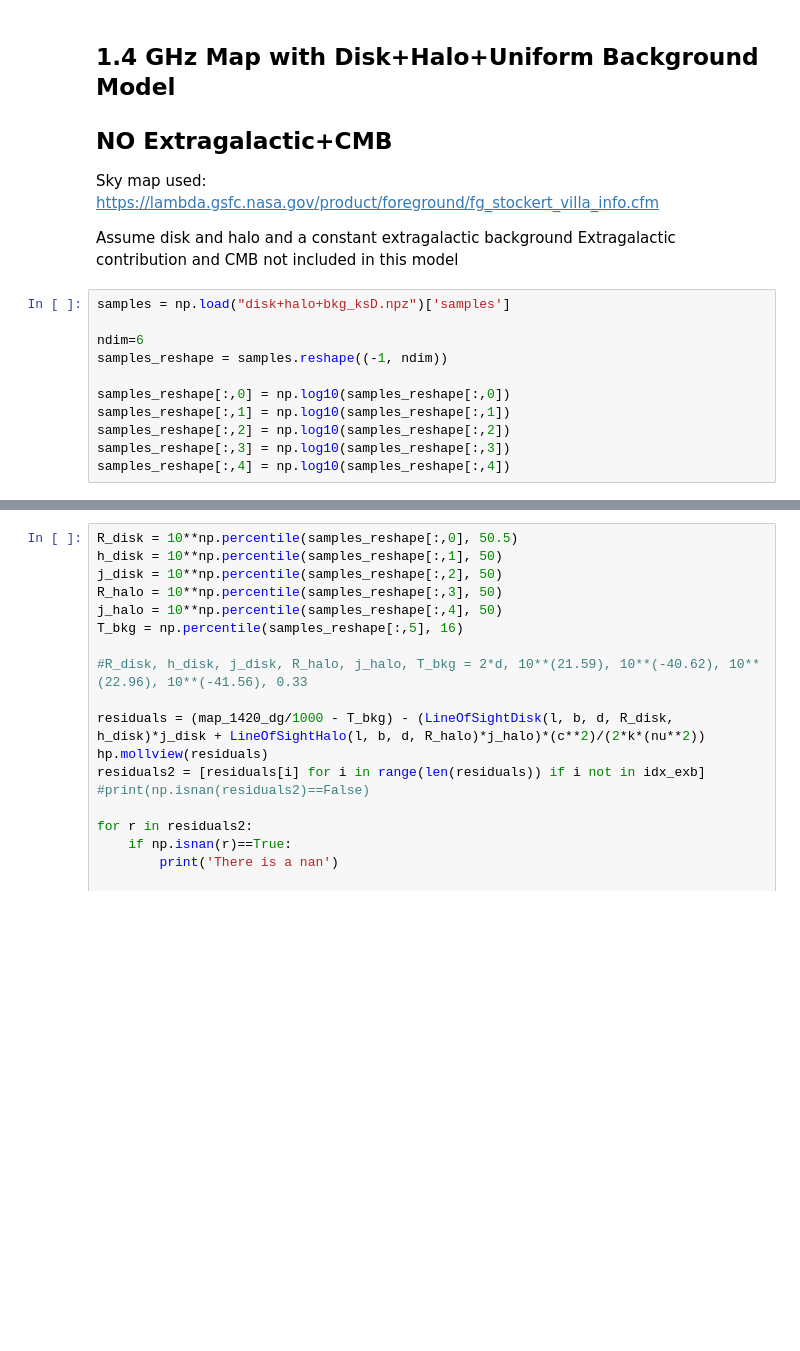
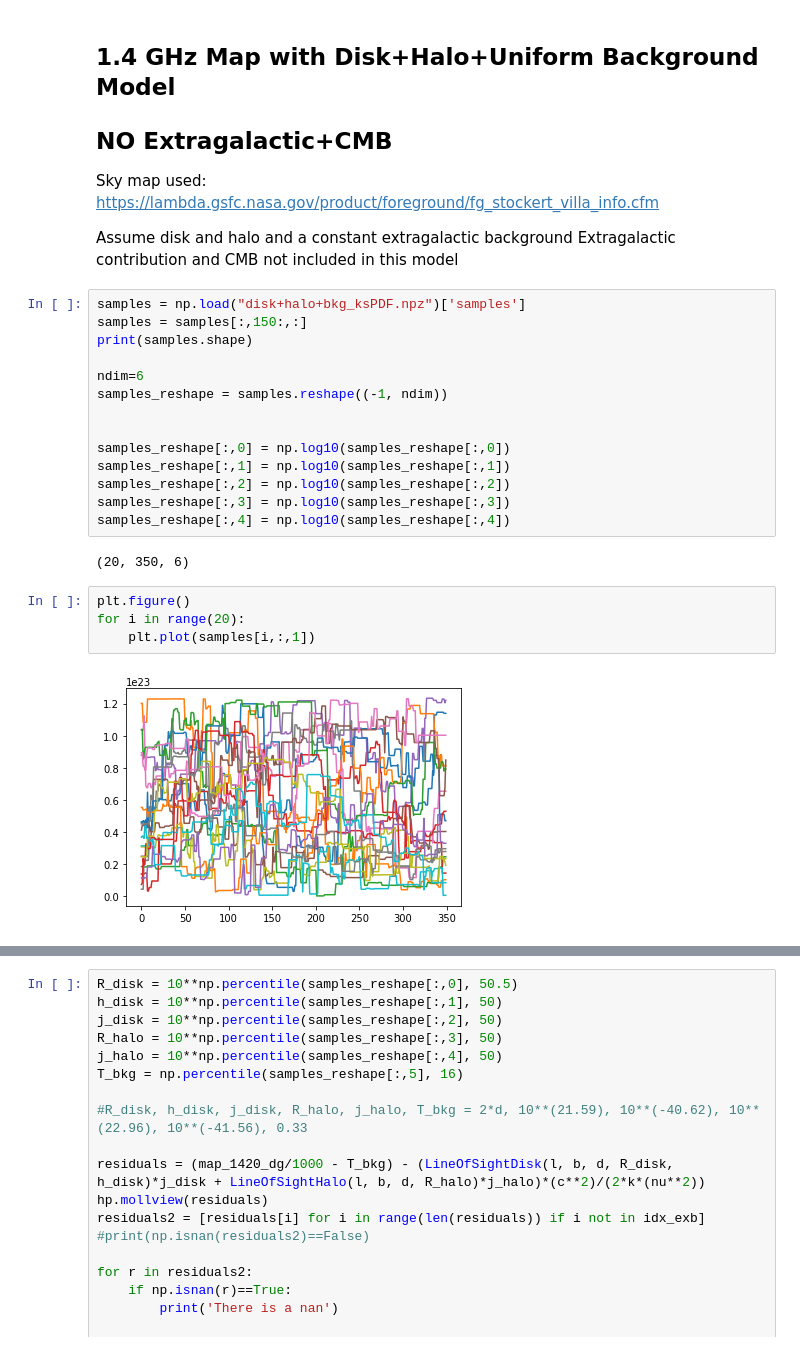
Before and after one commit to nitikayad96/radio-background, a Jupyter notebook: find-model-parameters.ipynb, the cells around one changed output, grey strips where cells are left out. Drawn from its saved outputs; the diff is of its cells as text; blank space fills up the shorter version.

```diff
--- a/find-model-parameters.ipynb
+++ b/find-model-parameters.ipynb
@@ -491,16 +492,27 @@ Sky map used: https://lambda.gsfc.nasa.gov/product/foreground/fg_stockert_villa_
 Assume disk and halo and a constant extragalactic background
 Extragalactic contribution and CMB not included in this model
 # %%
-samples = np.load("disk+halo+bkg_ksD.npz")['samples']
+samples = np.load("disk+halo+bkg_ksPDF.npz")['samples']
+samples = samples[:,150:,:]
+print(samples.shape)
 
 ndim=6
 samples_reshape = samples.reshape((-1, ndim))
+
 
 samples_reshape[:,0] = np.log10(samples_reshape[:,0])
 samples_reshape[:,1] = np.log10(samples_reshape[:,1])
 samples_reshape[:,2] = np.log10(samples_reshape[:,2])
 samples_reshape[:,3] = np.log10(samples_reshape[:,3])
 samples_reshape[:,4] = np.log10(samples_reshape[:,4])
+# %% [output]
+(20, 350, 6)
+# %%
+plt.figure()
+for i in range(20):
+    plt.plot(samples[i,:,1])
+# %% [output]
+[figure, added]
 # %%
 labels=["log($R_{disk})$", "$log(h_{disk})$", "$log(j_{disk})$" ,"$log(R_{halo})$","$log(j_{halo})$", "$T_{bkg}$"]
 for i in range(ndim):
```
Also changed, not shown: parts of 5 cells of this notebook, 8 other files.
